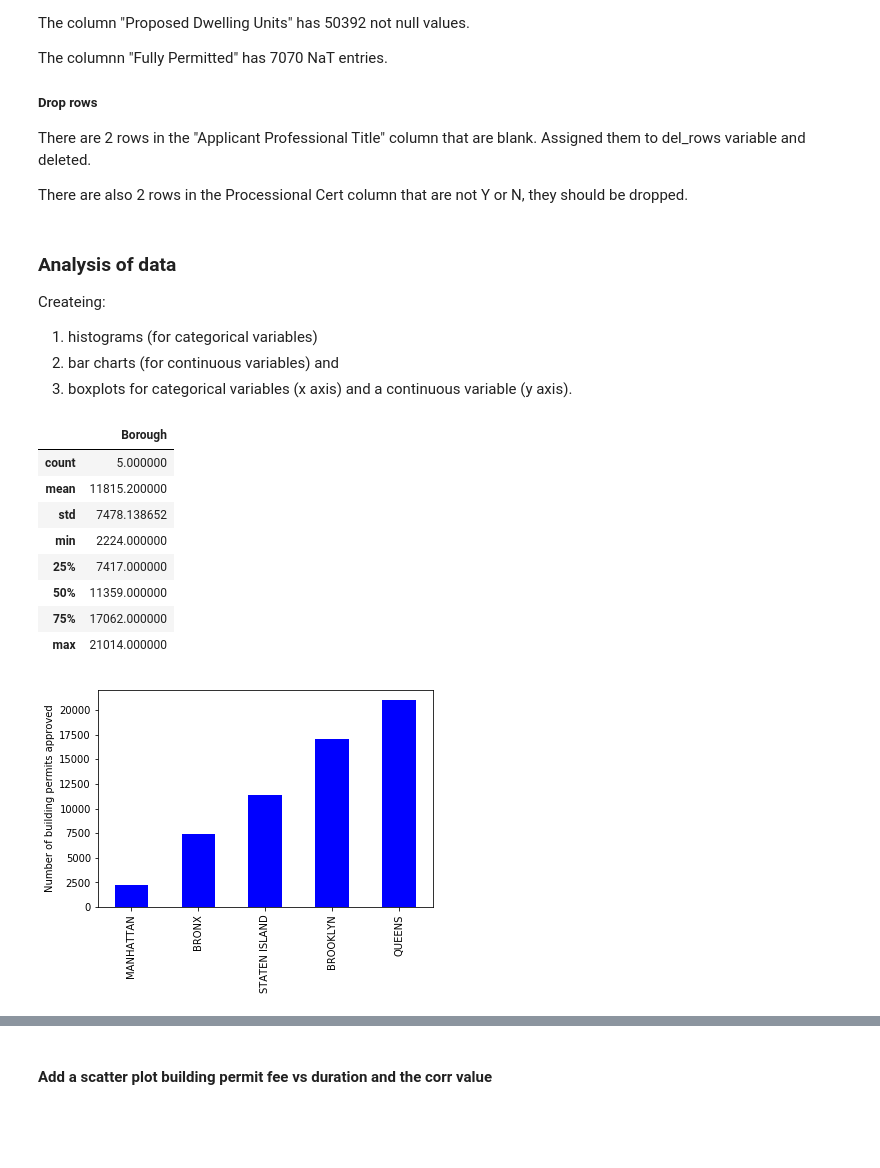
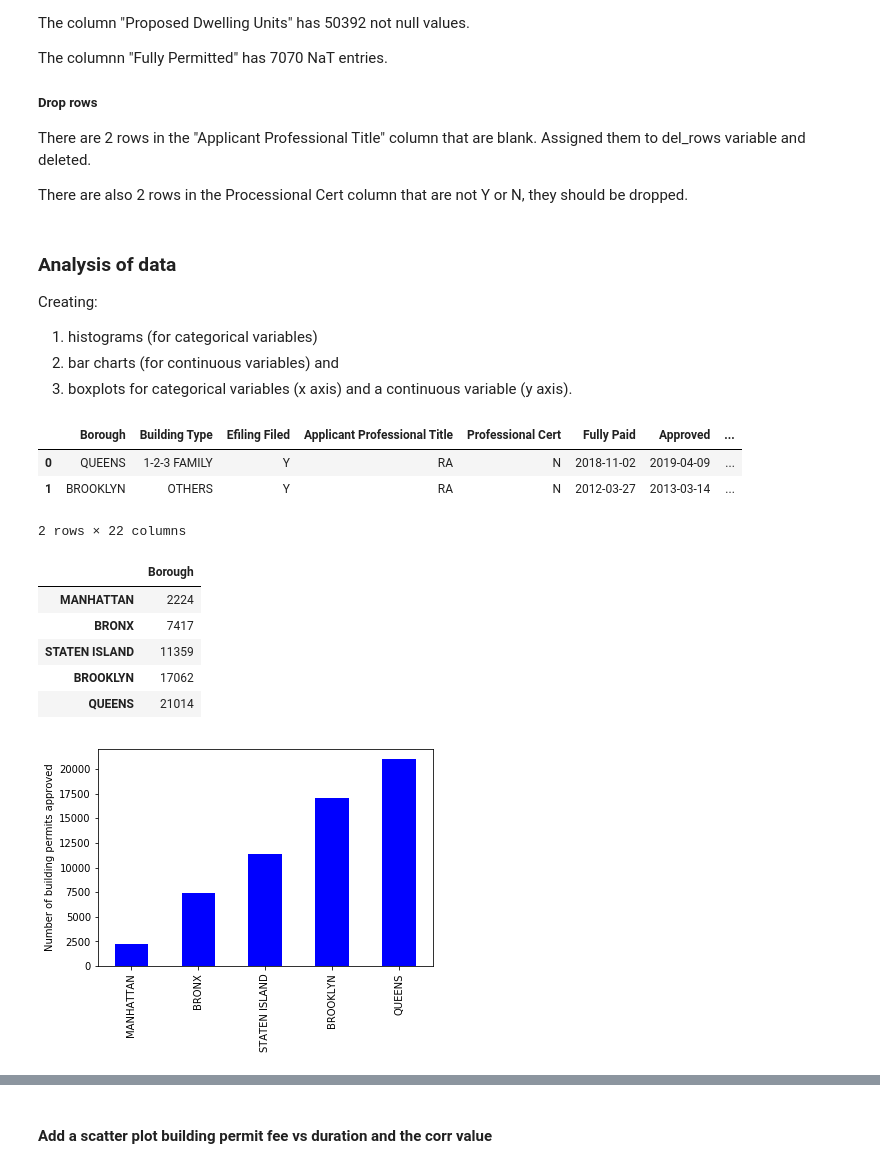
Before and after one commit to anoushavan/Capstone_1, a Jupyter notebook: code/preliminary_analysis.ipynb, the cells around one changed output, grey strips where cells are left out. Drawn from its saved outputs; the diff is of its cells as text; code cells hidden in the pictures; blank space fills up the shorter version.

```diff
--- a/code/preliminary_analysis.ipynb
+++ b/code/preliminary_analysis.ipynb
@@ -92,26 +92,30 @@ data = (data.drop(data[(data['Professional Cert'] == 'J') |
 # %% [markdown]
 ### Analysis of data
 
-Createing:
+Creating:
 1. histograms (for categorical variables)
 2. bar charts (for continuous variables) and
 3. boxplots for categorical variables (x axis) and a continuous variable (y axis).
+# %%
+data.head(2)
+# %% [output]
+|  | Borough | Building Type | Efiling Filed | Applicant Professional Title | Professional Cert | Fully Paid | Approved | ... |
+| 0 | QUEENS | 1-2-3 FAMILY | Y | RA | N | 2018-11-02 | 2019-04-09 | ... |
+| 1 | BROOKLYN | OTHERS | Y | RA | N | 2012-03-27 | 2013-03-14 | ... |
+2 rows × 22 columns
 # %%
-# create a histogram for the # of building permits issued by Borough
+# create a bar plot for the # of building permits issued by Borough
 ax = data['Borough'].value_counts().sort_values().plot(kind='bar', color = 'b')
 ax.set_ylabel('Number of building permits approved')
 ax.set_xlabel('')
-pd.DataFrame(data['Borough'].value_counts().describe())
+pd.DataFrame(data['Borough'].value_counts(ascending=True))
 # %% [output]
 |  | Borough |
-| count | 5.000000 |
-| mean | 11815.200000 |
-| std | 7478.138652 |
-| min | 2224.000000 |
-| 25% | 7417.000000 |
-| 50% | 11359.000000 |
-| 75% | 17062.000000 |
-| max | 21014.000000 |
+| MANHATTAN | 2224 |
+| BRONX | 7417 |
+| STATEN ISLAND | 11359 |
+| BROOKLYN | 17062 |
+| QUEENS | 21014 |
 [figure]
 # %%
 # Create a boxplot of Building Type Duration.
```
Also changed, not shown: parts of 36 cells of this notebook, 21 other files.
